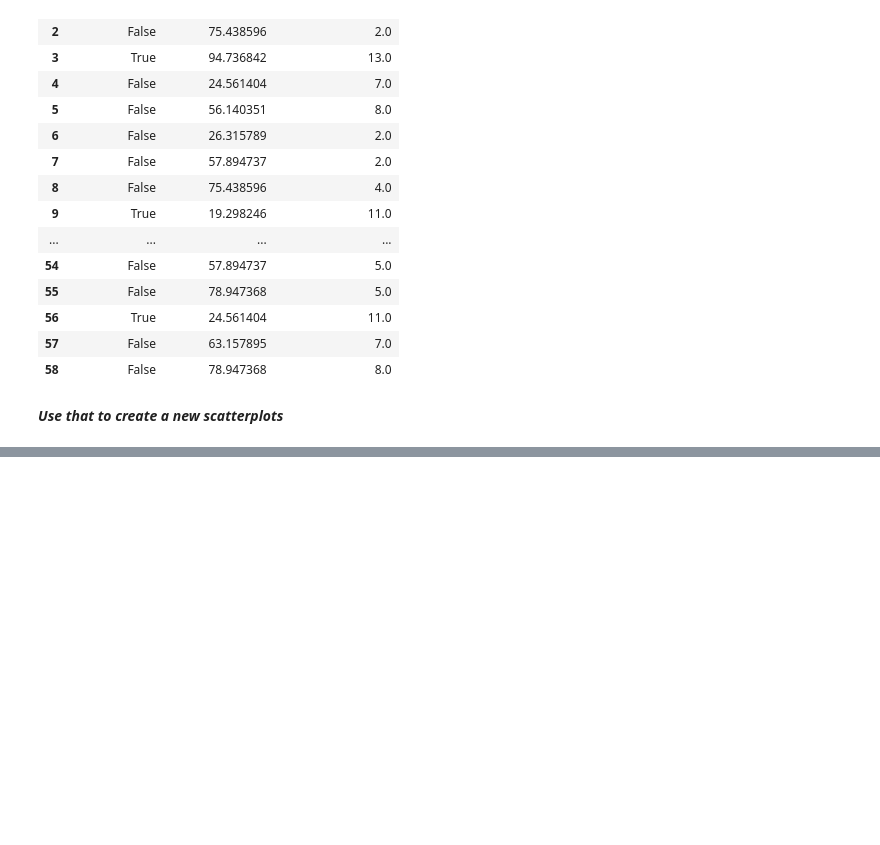
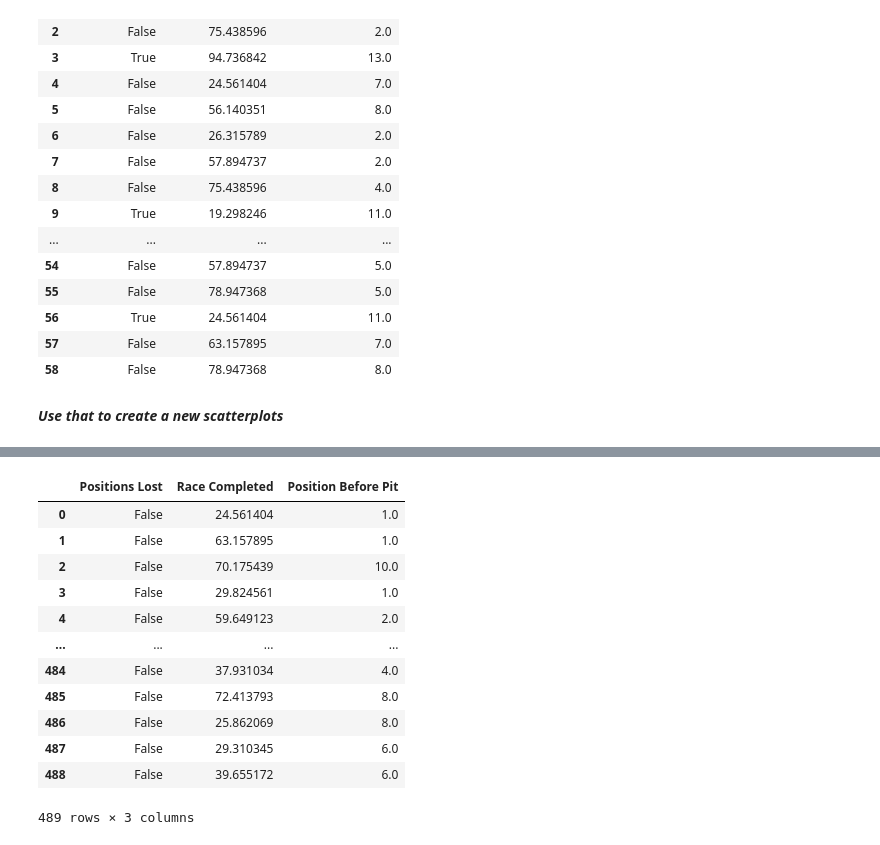
Before and after one commit to mistryvivek/AutoF1-RNN-Race-Simulator, a Jupyter notebook: Lit_Review_Data_Analysis.ipynb, the cells around one changed output, grey strips where cells are left out. Saved outputs shown, nothing was run; the diff lists cells and outputs as text; code cells hidden in the pictures; blank space fills up the shorter version.

```diff
--- a/Lit_Review_Data_Analysis.ipynb
+++ b/Lit_Review_Data_Analysis.ipynb
@@ -244,0 +368,43 @@ plt.show()
+# %%
+# Create a fn which can takes each race and add more relevent pit stops information into the same df.
+def getPitStopsDfWithCSVTop10(year, version):
+  dfCalender = pd.read_csv(f'drive/MyDrive/prbx_data/{version}_data/{year}/eventCalender{year}.csv')
+  # Store all pit stop info.
+  pitstopDf = pd.DataFrame(columns=["Positions Lost", "Race Completed", "Position Before Pit"])
+
+  for _, row in dfCalender.iterrows():
+    if row['EventFormat'] != 'testing':
+      raceDf = pd.read_csv(f'drive/MyDrive/prbx_data/{version}_data/{year}/{row["RoundNumber"]}_{row["OfficialEventName"].replace(" ", "_")}/{row["RoundNumber"]}_{row["OfficialEventName"].replace(" ", "_")}_Race.csv')
+
+      # If they have not got into pits, stop has not taken place.
+      race_laps_with_pit_stop = raceDf[~raceDf['PitInTime'].isnull()]
+
+      maxLaps = raceDf['LapNumber'].max()
+
+      for index, row in race_laps_with_pit_stop.iterrows():
+        if row['Position'] >= 11:
+          continue
+
+        # Race completion (over laps)
+        # Whether they had a position change
+        race_completed = row['LapNumber'] / maxLaps * 100
+        try:
+          position_lost = row['Position'] > raceDf[
+                (raceDf['LapNumber'] == row['LapNumber'] + 1) &
+                (raceDf['Driver'] == row['Driver'])]['Position'].iloc[0]
+        except:
+        # In the event they pit on the last lap, means that they don't finish the race.
+          pass
+
+        new_row = {
+              "Race Completed": race_completed,
+              "Positions Lost": position_lost,
+              "Position Before Pit": row['Position']
+          }
+
+        # Append the new row to the DataFrame
+        pitstopDf = pd.concat([pitstopDf, pd.DataFrame([new_row])], ignore_index=True)
+
+  return pitstopDf
+
+pitstops23 = getPitStopsDfWithCSVTop10(2023, 'v1')
@@ -244,0 +429,16 @@ plt.show()
+# %%
+pitstops23
+# %% [output]
+|  | Positions Lost | Race Completed | Position Before Pit |
+| 0 | False | 24.561404 | 1.0 |
+| 1 | False | 63.157895 | 1.0 |
+| 2 | False | 70.175439 | 10.0 |
+| 3 | False | 29.824561 | 1.0 |
+| 4 | False | 59.649123 | 2.0 |
+| ... | ... | ... | ... |
+| 484 | False | 37.931034 | 4.0 |
+| 485 | False | 72.413793 | 8.0 |
+| 486 | False | 25.862069 | 8.0 |
+| 487 | False | 29.310345 | 6.0 |
+| 488 | False | 39.655172 | 6.0 |
+489 rows × 3 columns
```
Also changed, not shown: parts of 19 cells of this notebook.
